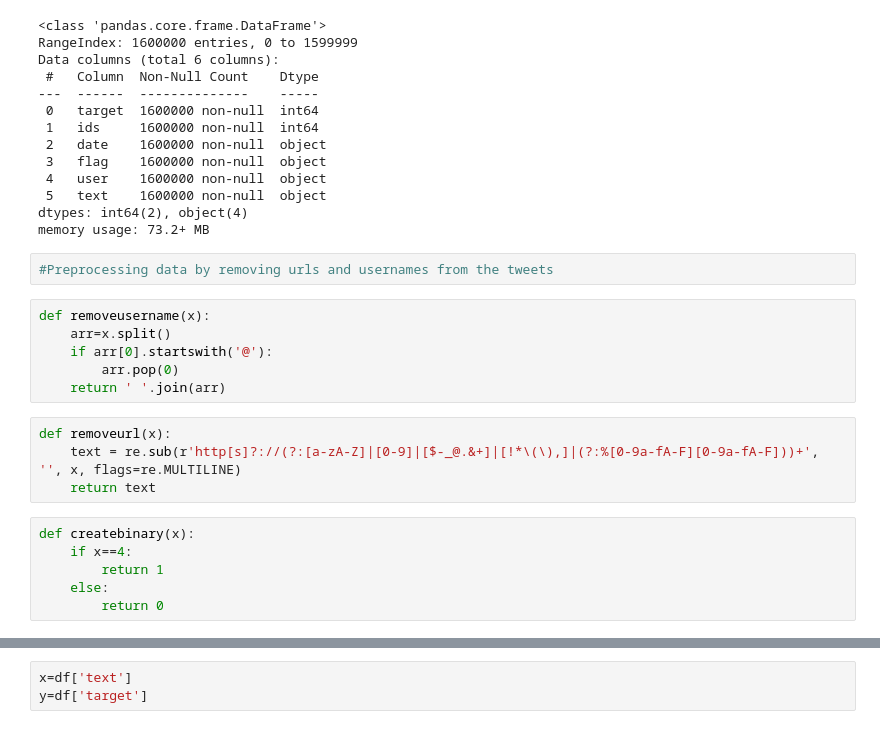
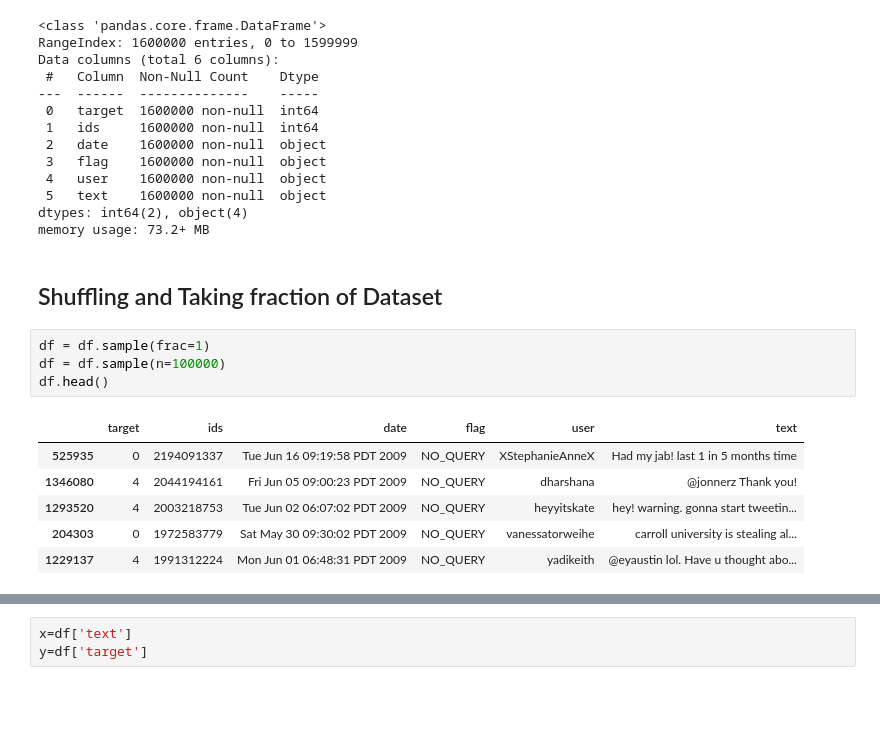
Before and after one commit to MeghanshBansal/NLP, a Jupyter notebook: sentimentanalysis.ipynb, the cells around one changed output, grey strips where cells are left out. Saved outputs shown, nothing was run; the diff lists cells and outputs as text; blank space fills up the shorter version.

```diff
--- a/sentimentanalysis.ipynb
+++ b/sentimentanalysis.ipynb
@@ -44,21 +66,16 @@ Data columns (total 6 columns):
  5   text    1600000 non-null  object
 dtypes: int64(2), object(4)
 memory usage: 73.2+ MB
-# %%
-#Preprocessing data by removing urls and usernames from the tweets
-# %%
-def removeusername(x):
-    arr=x.split()
-    if arr[0].startswith('@'):
-        arr.pop(0)
-    return ' '.join(arr)
-# %%
-def removeurl(x):
-    text = re.sub(r'http[s]?://(?:[a-zA-Z]|[0-9]|[$-_@.&+]|[!*\(\),]|(?:%[0-9a-fA-F][0-9a-fA-F]))+', '', x, flags=re.MULTILINE)
-    return text
-# %%
-def createbinary(x):
-    if x==4:
-        return 1
-    else:
-        return 0
+# %% [markdown]
+## Shuffling and Taking fraction of Dataset
+# %%
+df = df.sample(frac=1)
+df = df.sample(n=100000)
+df.head()
+# %% [output]
+|  | target | ids | date | flag | user | text |
+| 525935 | 0 | 2194091337 | Tue Jun 16 09:19:58 PDT 2009 | NO_QUERY | XStephanieAnneX | Had my jab! last 1 in 5 months time |
+| 1346080 | 4 | 2044194161 | Fri Jun 05 09:00:23 PDT 2009 | NO_QUERY | dharshana | @jonnerz Thank you! |
+| 1293520 | 4 | 2003218753 | Tue Jun 02 06:07:02 PDT 2009 | NO_QUERY | heyyitskate | hey! warning. gonna start tweetin... |
+| 204303 | 0 | 1972583779 | Sat May 30 09:30:02 PDT 2009 | NO_QUERY | vanessatorweihe | carroll university is stealing al... |
+| 1229137 | 4 | 1991312224 | Mon Jun 01 06:48:31 PDT 2009 | NO_QUERY | yadikeith | @eyaustin lol. Have u thought abo... |
```
Also changed, not shown: parts of 32 cells of this notebook.
